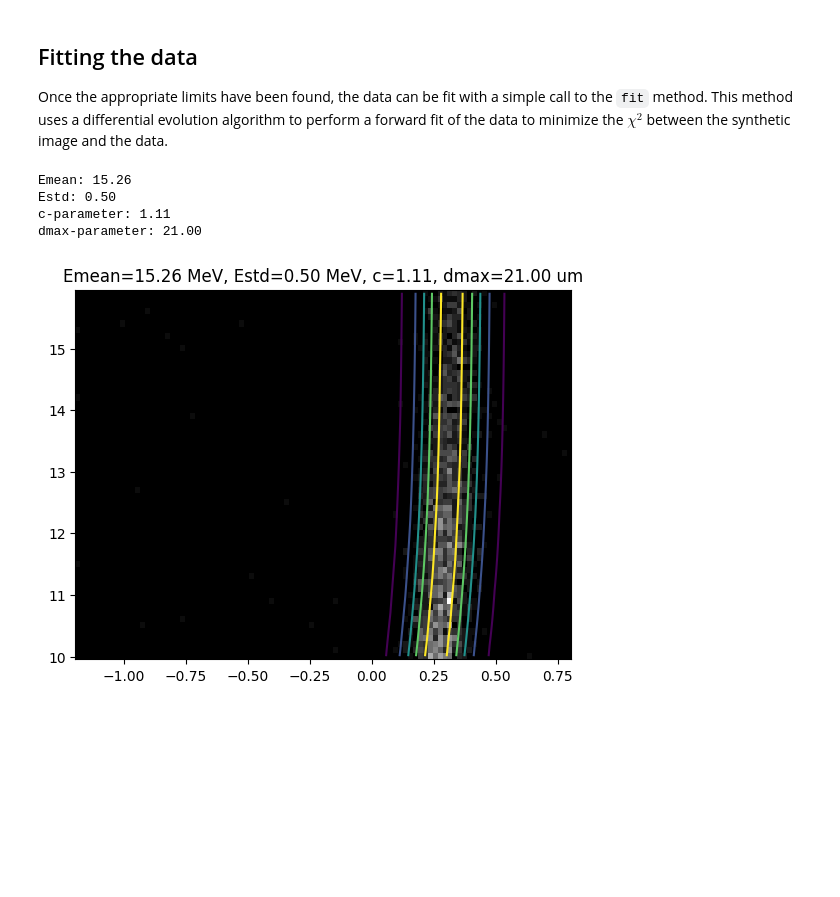
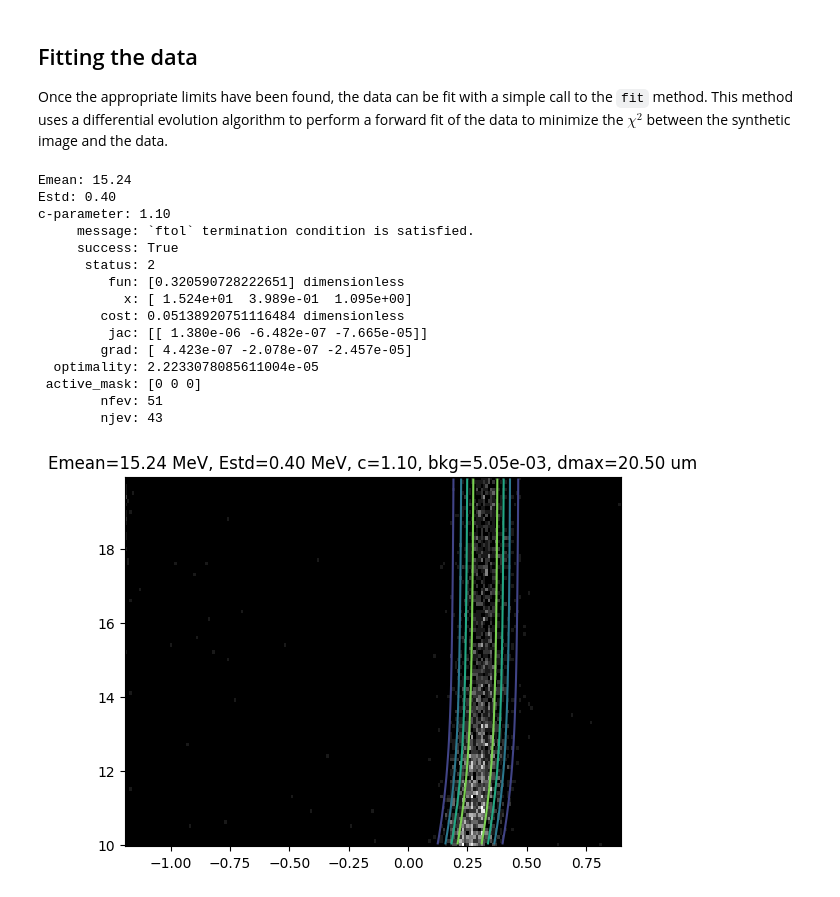
Before and after one commit to pheuer/cr39py, a Jupyter notebook: docs/source/notebooks/analyze_wrf.ipynb, the cells around one changed output. Cells and saved outputs as stored; diff of their text form; code cells hidden in the pictures; blank space fills up the shorter version.

```diff
--- a/docs/source/notebooks/analyze_wrf.ipynb
+++ b/docs/source/notebooks/analyze_wrf.ipynb
@@ -26,7 +29,7 @@ WRF analysis is conducted in Diameter(X) space, and the signal is integrated ove
 # %%
 example_wrf_file = data_dir / Path('test/test_wrf_G093_6hr.cpsa')
 wrf = WedgeRangeFilter.from_cpsa(example_wrf_file)
-wrf.set_framesize('X', 200*u.um)
+wrf.set_framesize('X', 100*u.um)
 wrf.set_framesize('D', 0.1*u.um)
 # %% [output]
 ***CPSA header***
@@ -60,0 +70,5 @@ ax2.set_ylabel("WRF thickness (um)");
+# %%
+wrf.dmax=20.5
+
+fig, ax  = wrf.plot_diameter_histogram(dlim=(0,25))
+ax.axvline(wrf.dmax, color='red');
@@ -75,6 +95,6 @@ While the "WRF plot" above nicely illustrates the concept, there are several reg
 
 The `set_limits` method of the `WedgeRangeFilter` class provides an easy interface for setting these bounds, including automatically setting the x boundary base on limits provided for the filter thickness.
 # %%
-wrf.set_limits(trange=(100,1800), drange=(10,16), crange=(0,10), erange=(0,15))
+wrf.set_limits(trange=(100,1800), drange=(10,20), crange=(0,10), erange=(0,15))
 wrf.cutplot();
 # %% [output]
@@ -126,15 +148,28 @@ ax.pcolormesh(xaxis, daxis, img.T);
 
 Once the appropriate limits have been found, the data can be fit with a simple call to the `fit` method. This method uses a differential evolution algorithm to perform a forward fit of the data to minimize the $\chi^2$ between the synthetic image and the data.
 # %%
-guess = (15, 0.1, 1, 20) # Mean energy, energy standard deviation, c-parameter, dmax parameter
-bounds = [(12, 17), (0.05, 1), (0.4, 2), (19, 21)]
+guess = (15, 0.3, 1) # Mean energy, energy standard deviation, c-parameter, dmax parameter
+bounds = [(12, 17), (0.05, 1), (0.4, 2)]
 res = wrf.fit(guess, bounds=bounds, plot=True);
 
-for i,name in enumerate(['Emean', 'Estd', 'c-parameter', 'dmax-parameter']):
-    print(f"{name}: {res[i]:.2f}")
+for i,name in enumerate(['Emean', 'Estd', 'c-parameter']):
+    print(f"{name}: {res.x[i]:.2f}")
+
+print(res)
 # %% [output]
-Emean: 15.26
-Estd: 0.50
-c-parameter: 1.11
-dmax-parameter: 21.00
+Emean: 15.24
+Estd: 0.40
+c-parameter: 1.10
+     message: `ftol` termination condition is satisfied.
+     success: True
+      status: 2
+         fun: [0.320590728222651] dimensionless
+           x: [ 1.524e+01  3.989e-01  1.095e+00]
+        cost: 0.05138920751116484 dimensionless
+         jac: [[ 1.380e-06 -6.482e-07 -7.665e-05]]
+        grad: [ 4.423e-07 -2.078e-07 -2.457e-05]
+  optimality: 2.2233078085611004e-05
+ active_mask: [0 0 0]
+        nfev: 51
+        njev: 43
-[figure, old version]
+[figure, new version]
```
Also changed, not shown: parts of 9 cells of this notebook, 2 other files.
